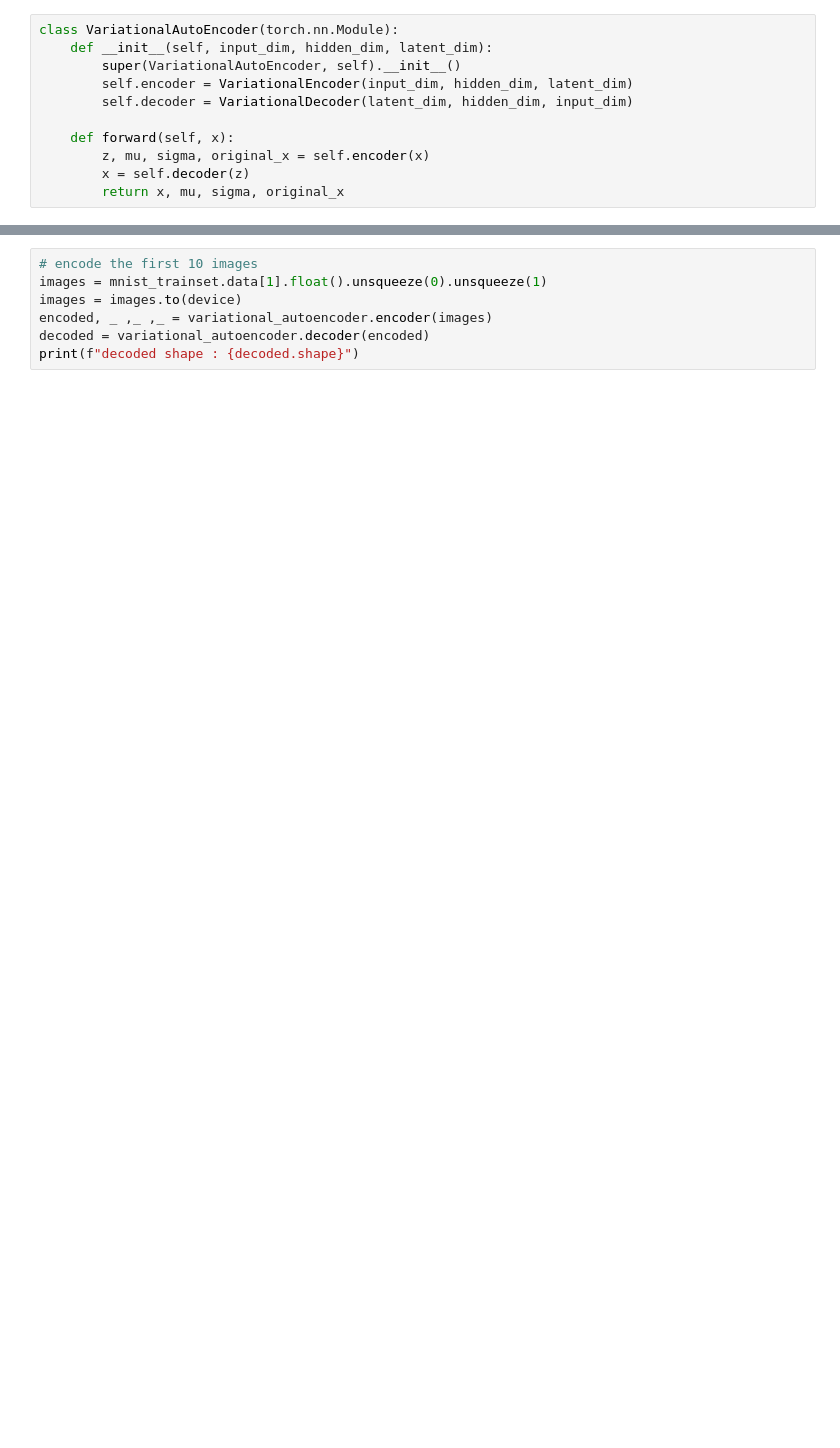
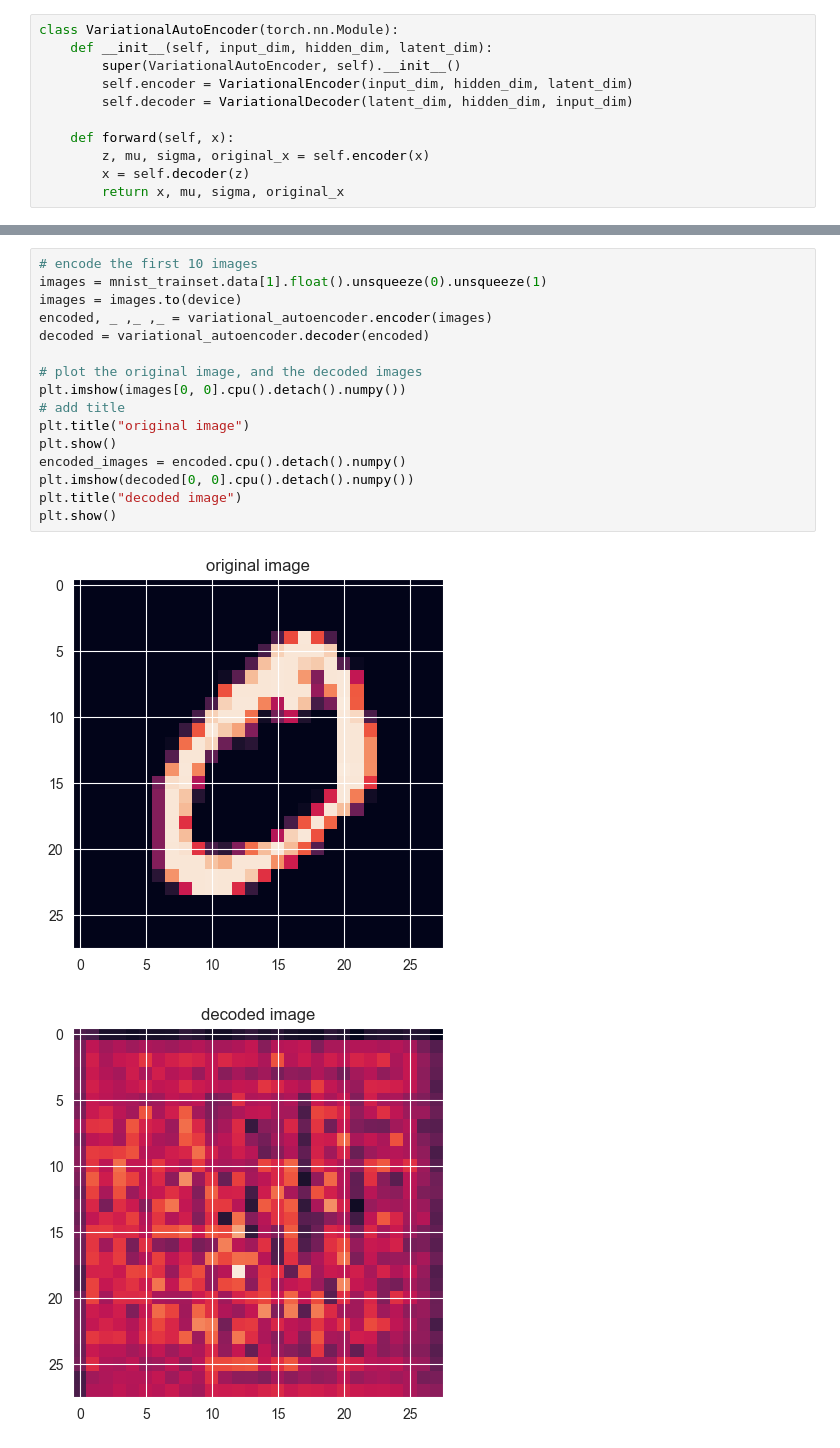
Before and after one commit to MaximeSzymanski/VAE_pytorch, a Jupyter notebook: VAE.ipynb, the cells around one changed output, grey strips where cells are left out. Saved outputs shown, nothing was run; the diff lists cells and outputs as text; blank space fills up the shorter version.

```diff
--- a/VAE.ipynb
+++ b/VAE.ipynb
@@ -275,9 +265,21 @@ variational_autoencoder.to(device)
 # %%
 # encode the first 10 images
 images = mnist_trainset.data[1].float().unsqueeze(0).unsqueeze(1)
 images = images.to(device)
 encoded, _ ,_ ,_ = variational_autoencoder.encoder(images)
 decoded = variational_autoencoder.decoder(encoded)
-print(f"decoded shape : {decoded.shape}")
+
+# plot the original image, and the decoded images
+plt.imshow(images[0, 0].cpu().detach().numpy())
+# add title
+plt.title("original image")
+plt.show()
+encoded_images = encoded.cpu().detach().numpy()
+plt.imshow(decoded[0, 0].cpu().detach().numpy())
+plt.title("decoded image")
+plt.show()
+# %% [output]
+[figure, added]
+[figure, added]
 # %%
 print(variational_autoencoder)
```
Also changed, not shown: parts of 33 cells of this notebook.
